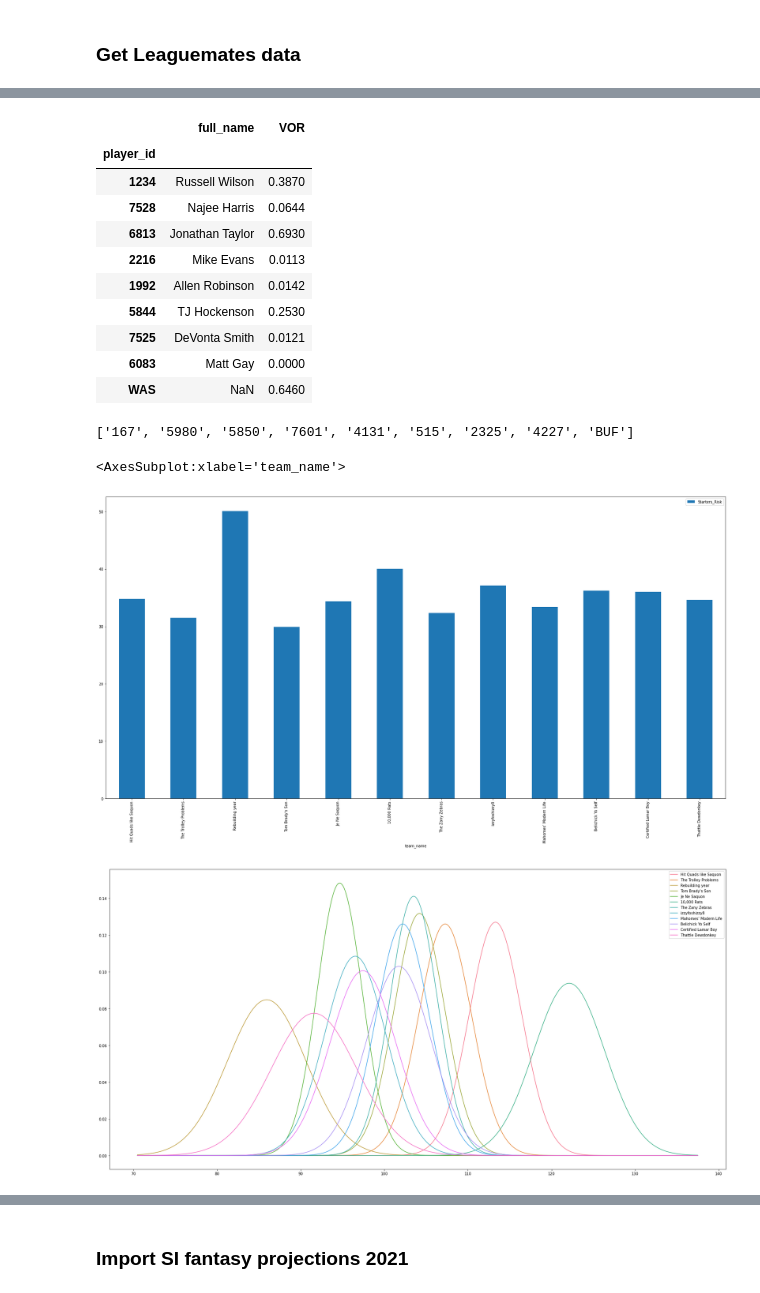
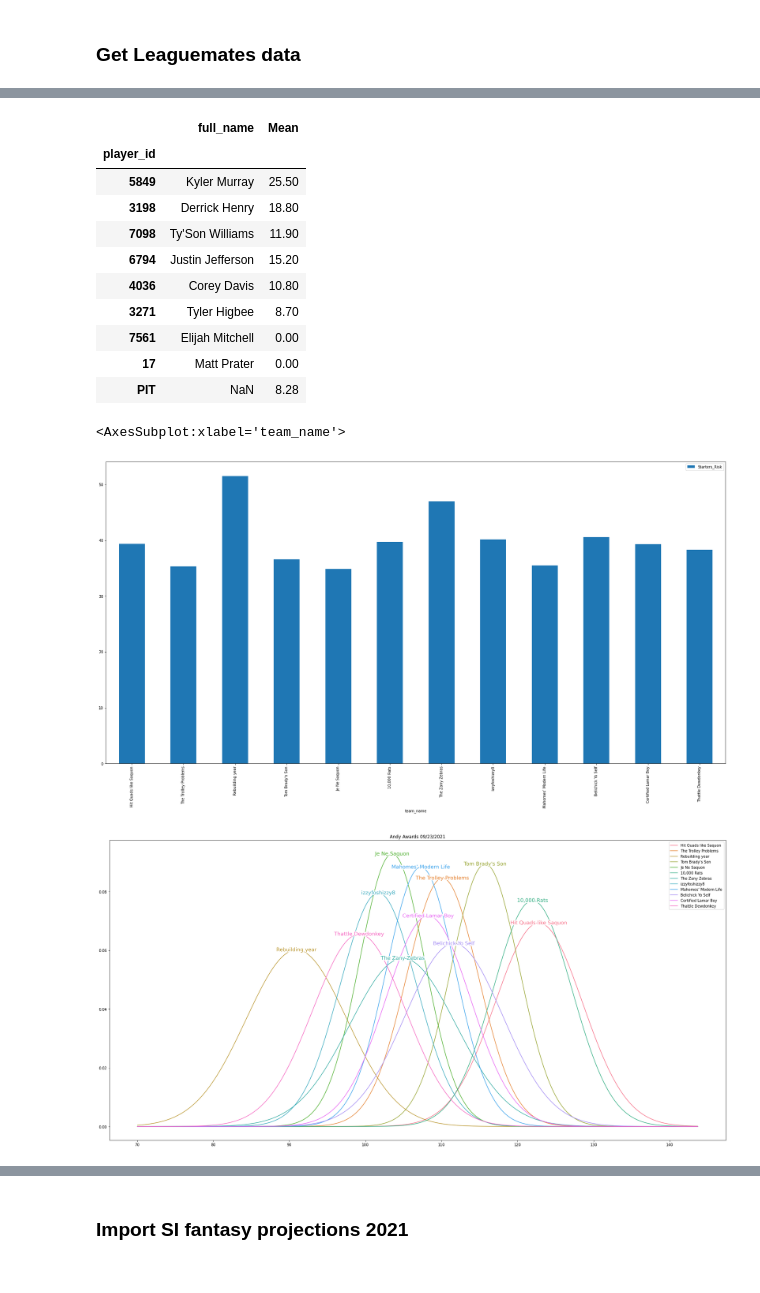
Before and after one commit to atran39/PokerstersFF, a Jupyter notebook: PokerstersFF.ipynb, the cells around one changed output, grey strips where cells are left out. Drawn from its saved outputs; the diff is of its cells as text; code cells hidden in the pictures.

Commit message:
Add score probabilities plot

```diff
--- a/PokerstersFF.ipynb
+++ b/PokerstersFF.ipynb
@@ -23,7 +45,7 @@ players = Players()
 # %%
 # import player projection data from spreadsheet
 with open('sleeper_players.pkl', 'wb') as file:
-    ffa_proj_df = pd.read_csv('ffa_all_week3_09-21-2021.txt', sep='\t', index_col=False)
+    ffa_proj_df = pd.read_csv('ffa_all_week3_09-23-2021.txt', sep='\t', index_col=False)
     ffa_proj_df['Player'] = ffa_proj_df['Player'].str.replace('.', '')
     ffa_proj_df['Player_Pos'] = ffa_proj_df['Player'] + ffa_proj_df['Position']
     # why is the abbr for vegas LVR rather than LV??? annoying
@@ -139,37 +161,38 @@ rosters_df.plot.bar(x='team_name', y='Starters_VOR')
 # %%
-players_df.loc[[x for x in rosters_df.iloc[10]['starters'] if x != '0']].loc[:, ['full_name', 'VOR']]
+players_df.loc[[x for x in rosters_df.iloc[11]['starters'] if x != '0']].loc[:, ['full_name', 'Mean']]
 # %% [output]
-|  | full_name | VOR |
+|  | full_name | Mean |
 | player_id |  |  |
-| 1234 | Russell Wilson | 0.3870 |
-| 7528 | Najee Harris | 0.0644 |
-| 6813 | Jonathan Taylor | 0.6930 |
-| 2216 | Mike Evans | 0.0113 |
-| 1992 | Allen Robinson | 0.0142 |
-| 5844 | TJ Hockenson | 0.2530 |
-| 7525 | DeVonta Smith | 0.0121 |
-| 6083 | Matt Gay | 0.0000 |
-| WAS | NaN | 0.6460 |
+| 5849 | Kyler Murray | 25.50 |
+| 3198 | Derrick Henry | 18.80 |
+| 7098 | Ty'Son Williams | 11.90 |
+| 6794 | Justin Jefferson | 15.20 |
+| 4036 | Corey Davis | 10.80 |
+| 3271 | Tyler Higbee | 8.70 |
+| 7561 | Elijah Mitchell | 0.00 |
+| 17 | Matt Prater | 0.00 |
+| PIT | NaN | 8.28 |
-# %%
-rosters_df.iloc[2]['starters']
-# %% [output]
-['167', '5980', '5850', '7601', '4131', '515', '2325', '4227', 'BUF']
 # %%
 rosters_df.plot.bar(x='team_name', y='Starters_Risk')
 # %% [output]
 <AxesSubplot:xlabel='team_name'>
-[figure, old version]
+[figure, new version]
 # %%
+plt.rcParams['figure.figsize'] = [30, 15]
 fig, ax1 = plt.subplots()
 colors = sns.color_palette("husl", rosters_df.shape[0])
 ax1.set_prop_cycle('color', colors)
 x_axis = np.arange(rosters_df['Starters_Mean'].min() - 3*rosters_df['Starters_SD'].max(), rosters_df['Starters_Mean'].max() + 3*rosters_df['Starters_SD'].max(), .1)
 
 for roster in rosters_df.iterrows():
-    plt.plot(x_axis, norm.pdf(x_axis, roster[1]['Starters_Mean'], roster[1]['Starters_SD']))
-plt.legend(rosters_df['team_name'])
+    plt.plot(x_axis, norm.pdf(x_axis, roster[1]['Starters_Mean'], roster[1]['Starters_SD']), label=roster[1]['team_name'])
+
+labelLines(plt.gca().get_lines(), fontsize=14, align=True,  xvals = rosters_df['Starters_Mean'], zorder=2.5)
+plt.legend()
+
+ax1.title.set_text('Andy Awards 09/23/2021')
 plt.show()
 # %% [output]
-[figure, old version]
+[figure, new version]
 # %%
 rosters_df.loc[:, ['team_name', 'Starters_Mean', 'Starters_SD']].sort_values(by='Starters_Mean')
```
Also changed, not shown: parts of 10 cells of this notebook, 3 other files.
